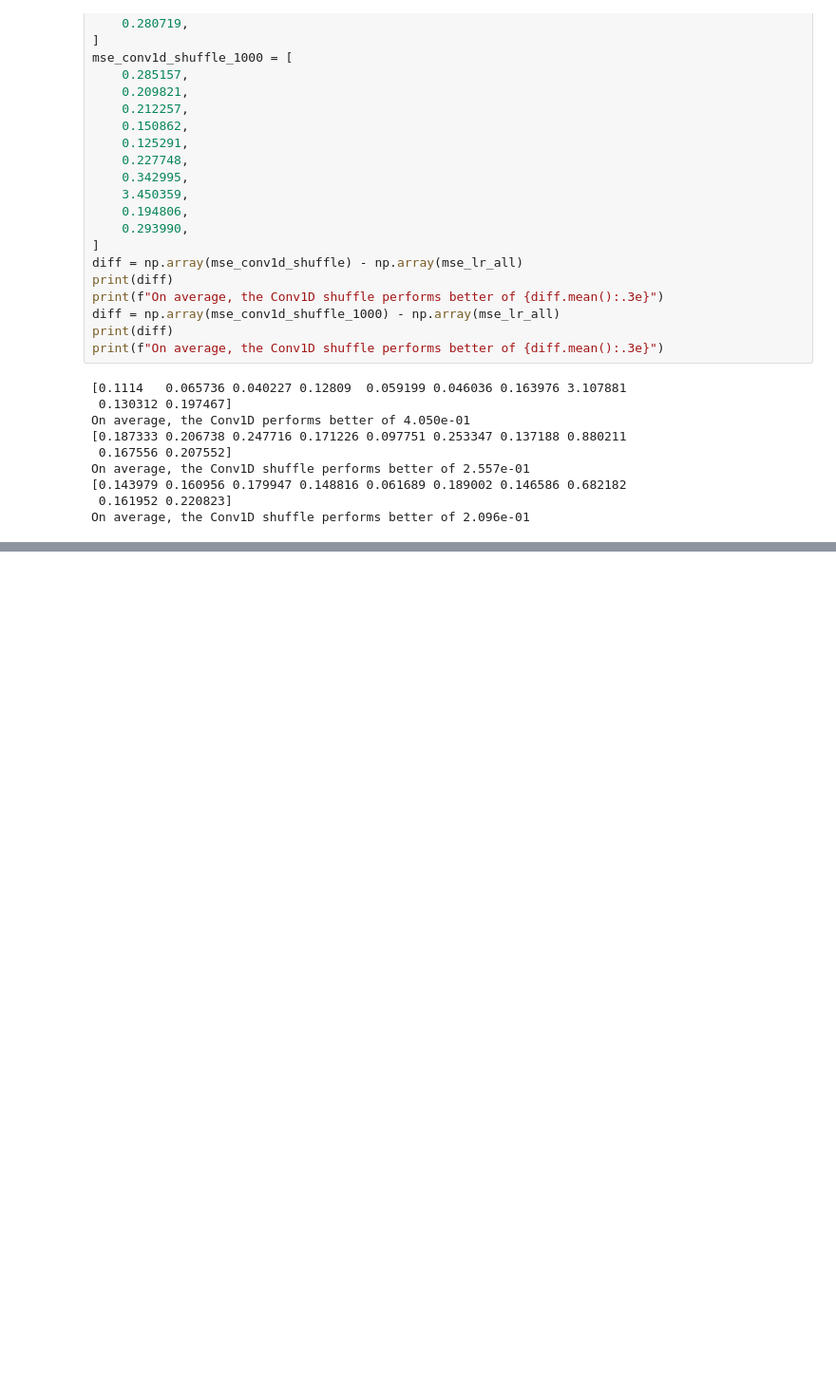
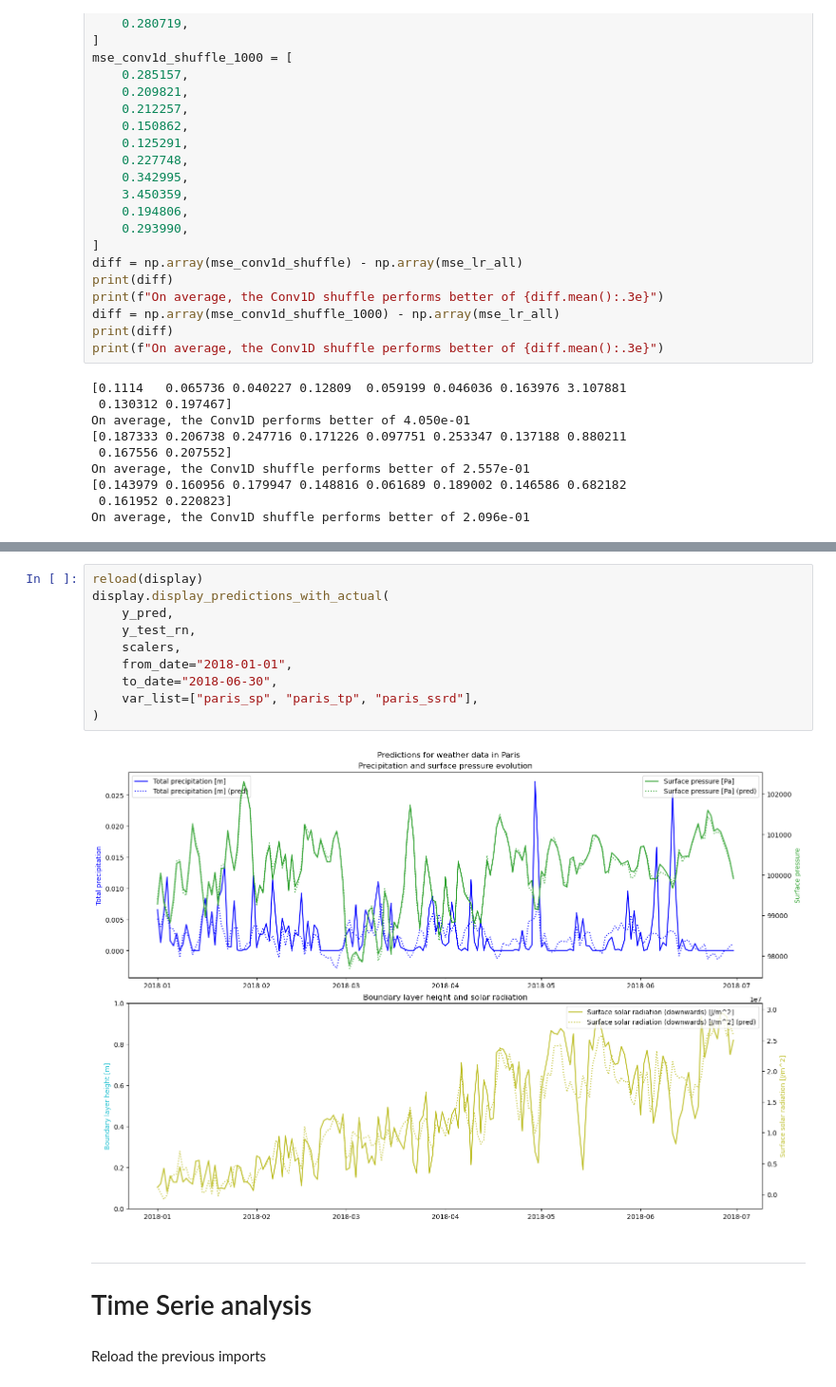
Before and after one commit to waddason/ML_ClimateEnergy_project2024, a Jupyter notebook: draft_WAD.ipynb, the cells around one changed output, grey strips where cells are left out. Shown at 95% size. Saved outputs shown, nothing was run; the diff lists cells and outputs as text; blank space fills up the shorter version.

```diff
--- a/draft_WAD.ipynb
+++ b/draft_WAD.ipynb
@@ -1028,0 +1105,17 @@ On average, the Conv1D shuffle performs better of 2.096e-01
+# %%
+reload(display)
+display.display_predictions_with_actual(
+    y_pred,
+    y_test_rn,
+    scalers,
+    from_date="2018-01-01",
+    to_date="2018-06-30",
+    var_list=["paris_sp", "paris_tp", "paris_ssrd"],
+)
+# %% [output]
+[figure, added]
+# %% [markdown]
+---
+# Time Serie analysis
+# %% [markdown]
+Reload the previous imports
```
Also changed, not shown: parts of 15 cells of this notebook, 3 other files.
